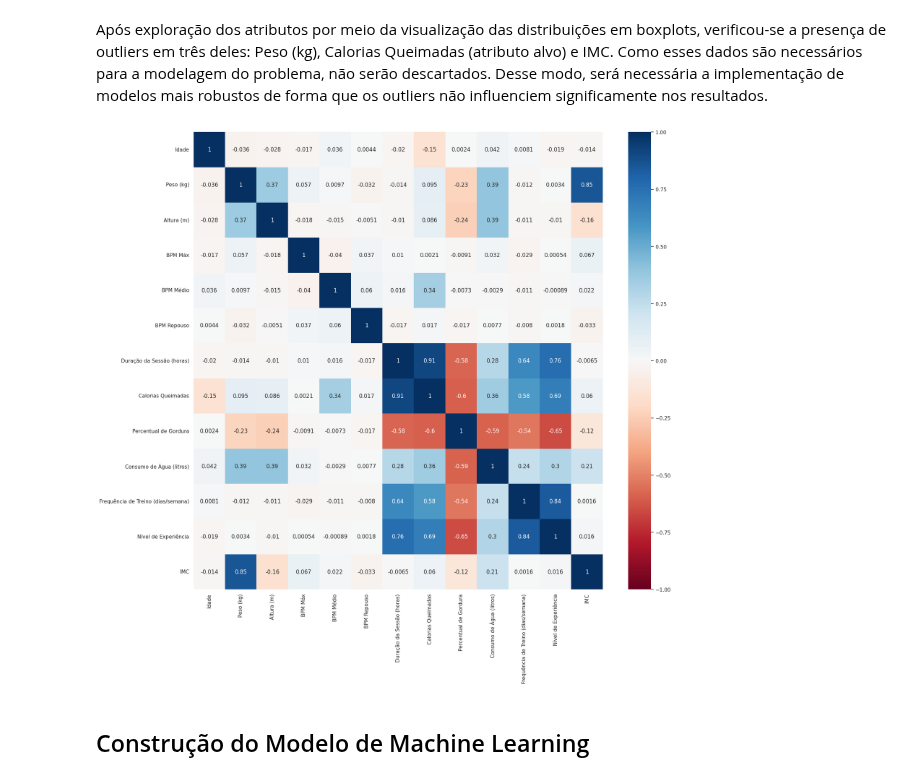
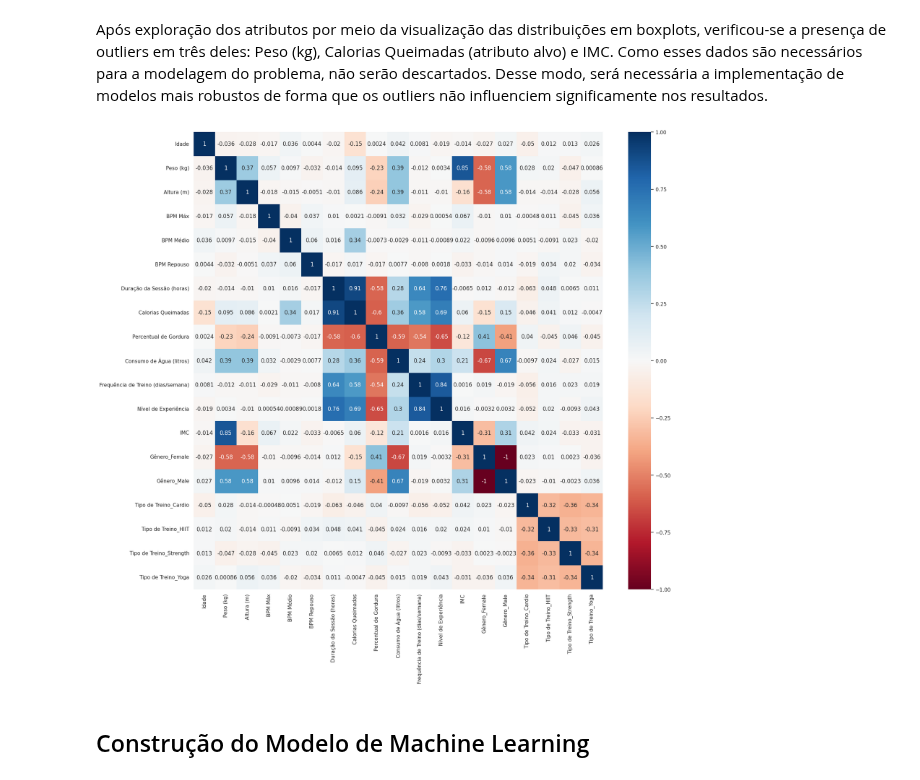
Before and after one commit to MarcelLopes7/Machine-Learning---Analytics, a Jupyter notebook: MVP_Machine_Learning_&_Analytics.ipynb, the cells around one changed output. Saved outputs shown, nothing was run; the diff lists cells and outputs as text; code cells hidden in the pictures.

```diff
--- a/MVP_Machine_Learning_&_Analytics.ipynb
+++ b/MVP_Machine_Learning_&_Analytics.ipynb
@@ -340,3 +374,20 @@ dataframe.isnull().sum()
 dtype: int64
 # %% [markdown]
 Como o dataframe não possui valores nulos, não será necessário um tratamento dos dados em relação a essa questão.
+# %%
+# Instanciar o OneHotEncoder sem descartar categorias
+one_hot_encoder = OneHotEncoder(sparse_output=False)  # Removido drop='first'
+
+# Aplicar o encoder às colunas categóricas
+colunas_categoricas = ['Gênero', 'Tipo de Treino']
+dados_transformados = one_hot_encoder.fit_transform(dataframe[colunas_categoricas])
+
+# Criar novo DataFrame com as colunas codificadas
+nomes_colunas = one_hot_encoder.get_feature_names_out(colunas_categoricas)
+df_codificado = pd.DataFrame(dados_transformados, columns=nomes_colunas, index=dataframe.index)
+
+# Concatenar com as colunas não categóricas
+df_final = pd.concat([dataframe.drop(columns=colunas_categoricas), df_codificado], axis=1)
+
+# Mostrar as 10 primeiras linhas
+print(df_final.head(10))
@@ -354,9 +423,9 @@ Como esses dados são necessários para a modelagem do problema, não serão des
 # %%
 # Gerando a matriz de correlação de Pearson
 plt.figure(figsize = (20,18))
-sns.heatmap(df_numerico.corr(), annot=True, cmap='RdBu', vmin=-1, vmax=1);
+sns.heatmap(df_final.corr(), annot=True, cmap='RdBu', vmin=-1, vmax=1);
 # %% [output]
-[figure, old version]
+[figure, new version]
 # %% [markdown]
 ## Construção do Modelo de Machine Learning
 # %% [markdown]
```
Also changed, not shown: parts of 11 cells of this notebook.
